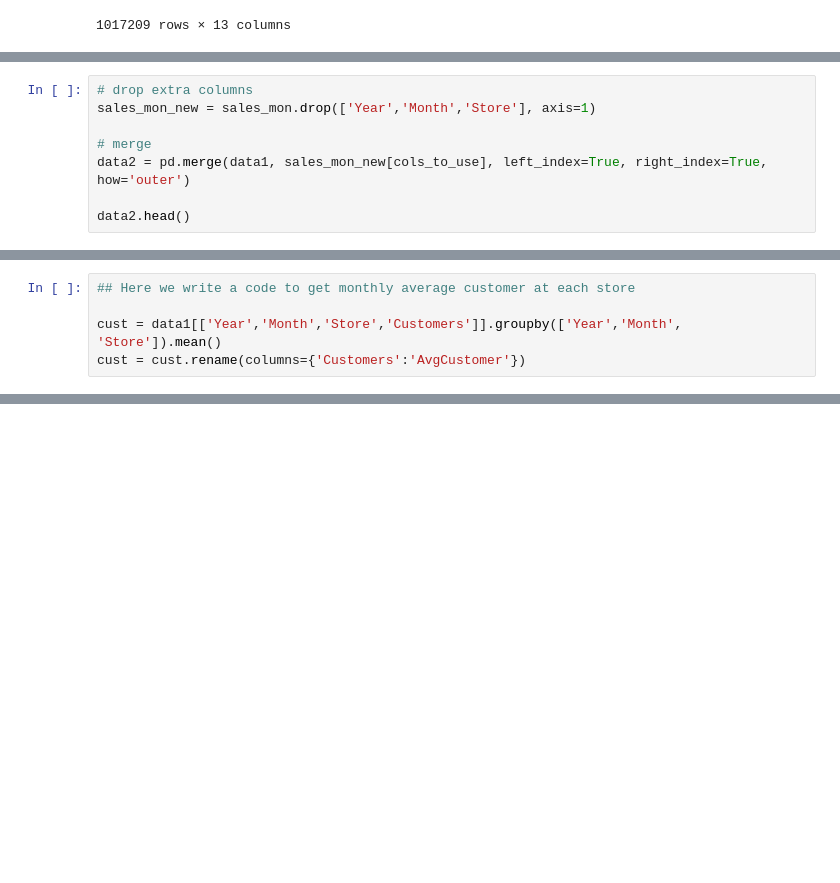
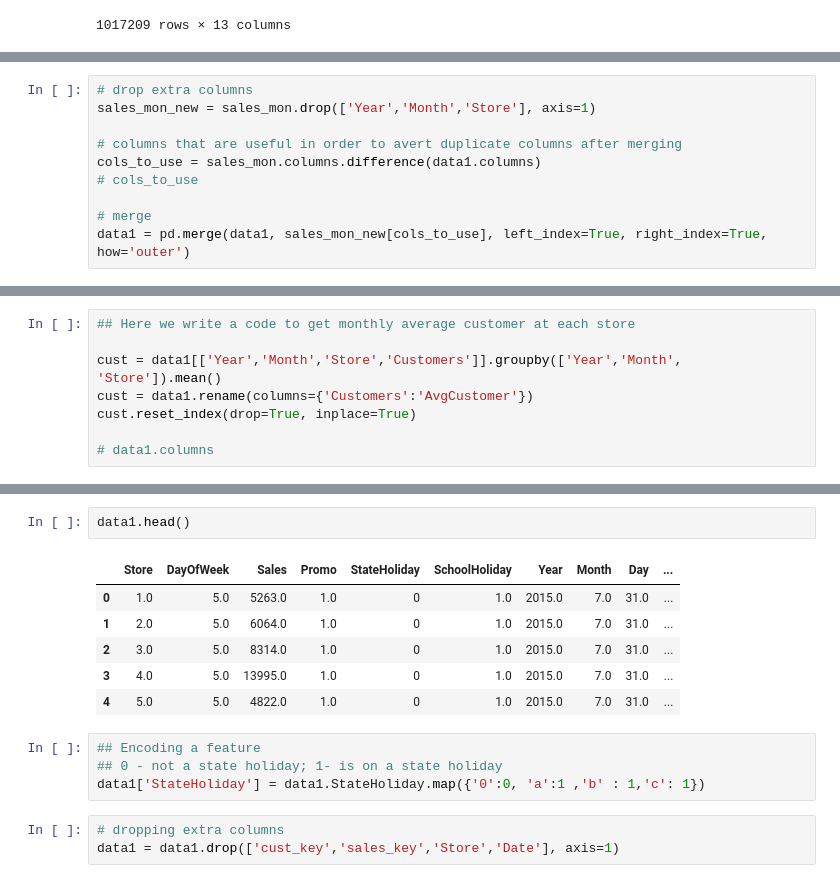
Before and after one commit to Rajashekar-Anumalla/RossmannRetailSales_RegressionAnalysis, a Jupyter notebook: Rossmann_Sales_Prediction_Capstone_Project.ipynb, the cells around one changed output, grey strips where cells are left out. Drawn from its saved outputs; the diff is of its cells as text; blank space fills up the shorter version.

```diff
--- a/Rossmann_Sales_Prediction_Capstone_Project.ipynb
+++ b/Rossmann_Sales_Prediction_Capstone_Project.ipynb
@@ -328,7 +317,9 @@ Index(['AvgSales', 'Date', 'Open'], dtype='object')
 # drop extra columns
 sales_mon_new = sales_mon.drop(['Year','Month','Store'], axis=1)
 
+# columns that are useful in order to avert duplicate columns after merging
+cols_to_use = sales_mon.columns.difference(data1.columns)
+# cols_to_use
+
 # merge
-data2 = pd.merge(data1, sales_mon_new[cols_to_use], left_index=True, right_index=True, how='outer')
-
-data2.head()
+data1 = pd.merge(data1, sales_mon_new[cols_to_use], left_index=True, right_index=True, how='outer')
@@ -343,4 +336,7 @@ data2.head()
 ## Here we write a code to get monthly average customer at each store
 
 cust = data1[['Year','Month','Store','Customers']].groupby(['Year','Month', 'Store']).mean()
-cust = cust.rename(columns={'Customers':'AvgCustomer'})
+cust = data1.rename(columns={'Customers':'AvgCustomer'})
+cust.reset_index(drop=True, inplace=True)
+
+# data1.columns
@@ -352,0 +356,16 @@ Index(['Store', 'DayOfWeek', 'Sales', 'Customers', 'Promo', 'StateHoliday',
+# %%
+data1.head()
+# %% [output]
+|  | Store | DayOfWeek | Sales | Promo | StateHoliday | SchoolHoliday | Year | Month | Day | ... |
+| 0 | 1.0 | 5.0 | 5263.0 | 1.0 | 0 | 1.0 | 2015.0 | 7.0 | 31.0 | ... |
+| 1 | 2.0 | 5.0 | 6064.0 | 1.0 | 0 | 1.0 | 2015.0 | 7.0 | 31.0 | ... |
+| 2 | 3.0 | 5.0 | 8314.0 | 1.0 | 0 | 1.0 | 2015.0 | 7.0 | 31.0 | ... |
+| 3 | 4.0 | 5.0 | 13995.0 | 1.0 | 0 | 1.0 | 2015.0 | 7.0 | 31.0 | ... |
+| 4 | 5.0 | 5.0 | 4822.0 | 1.0 | 0 | 1.0 | 2015.0 | 7.0 | 31.0 | ... |
+# %%
+## Encoding a feature
+## 0 - not a state holiday; 1- is on a state holiday
+data1['StateHoliday'] = data1.StateHoliday.map({'0':0, 'a':1 ,'b' : 1,'c': 1})
+# %%
+# dropping extra columns
+data1 = data1.drop(['cust_key','sales_key','Store','Date'], axis=1)
```
Also changed, not shown: parts of 11 cells of this notebook.
